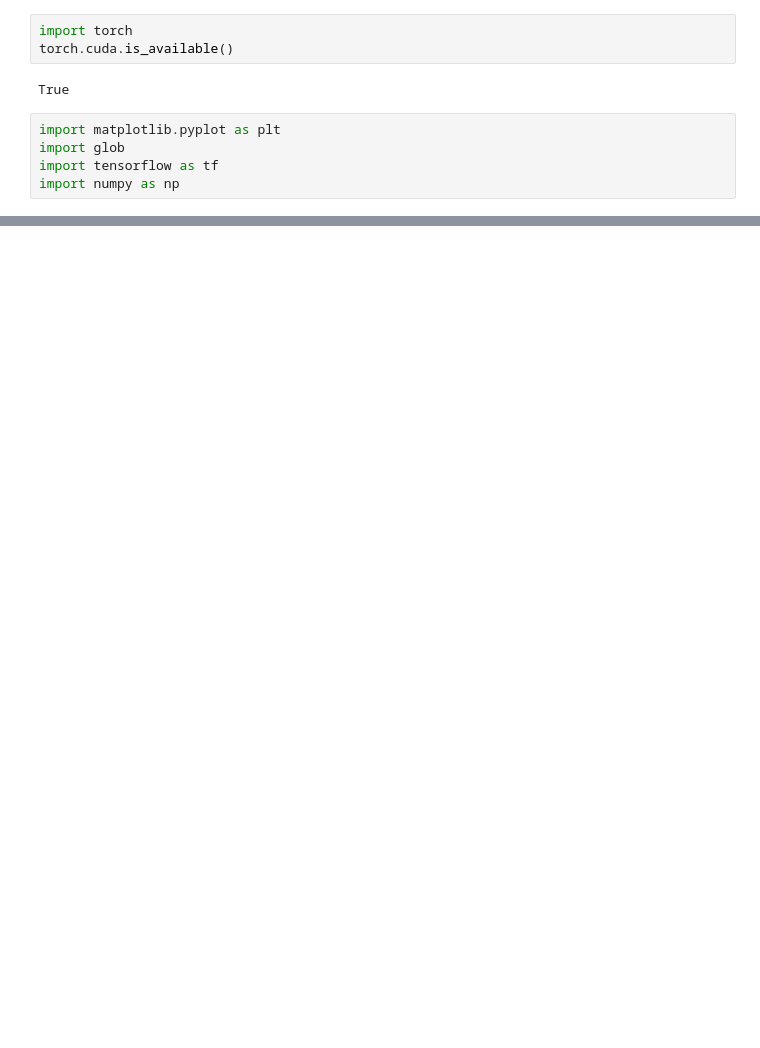
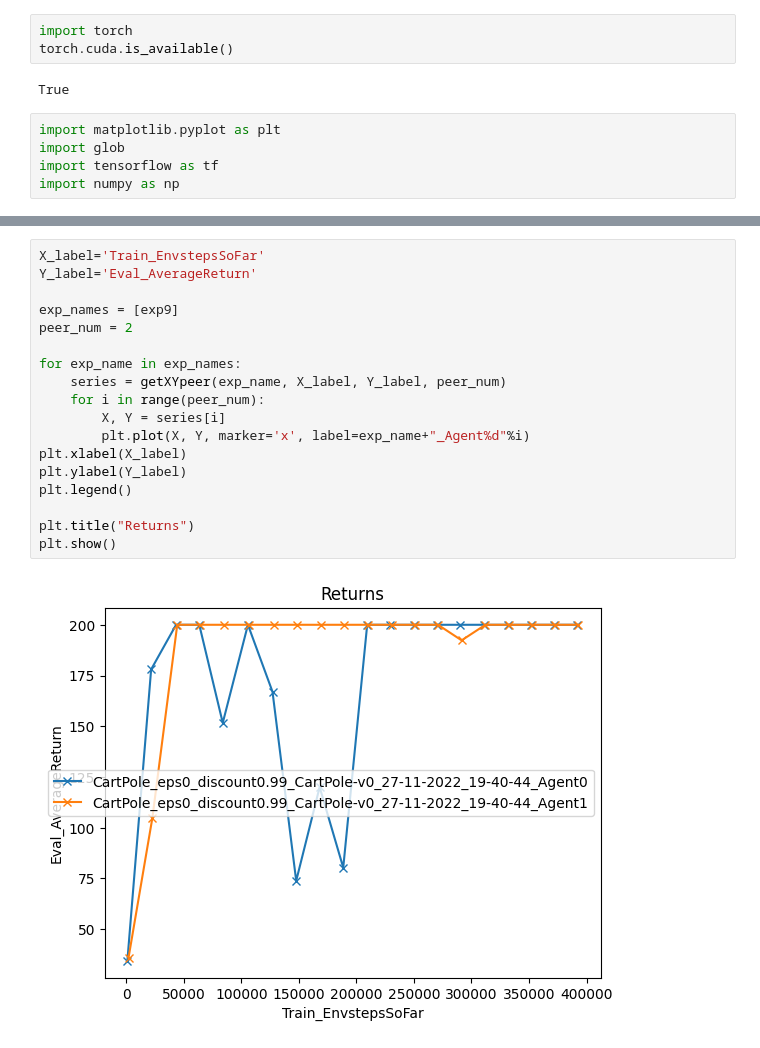
Before and after one commit to chirag-sharma-00/CS285-Project, a Jupyter notebook: cs285/scripts/plotter.ipynb, the cells around one changed output, grey strips where cells are left out. Cells and saved outputs as stored; diff of their text form; blank space fills up the shorter version.

```diff
--- a/cs285/scripts/plotter.ipynb
+++ b/cs285/scripts/plotter.ipynb
@@ -81,0 +114,20 @@ No artists with labels found to put in legend.  Note that artists whose label st
+# %%
+X_label='Train_EnvstepsSoFar'
+Y_label='Eval_AverageReturn'
+
+exp_names = [exp9]
+peer_num = 2
+
+for exp_name in exp_names:
+    series = getXYpeer(exp_name, X_label, Y_label, peer_num)
+    for i in range(peer_num):
+        X, Y = series[i]
+        plt.plot(X, Y, marker='x', label=exp_name+"_Agent%d"%i)
+plt.xlabel(X_label)
+plt.ylabel(Y_label)
+plt.legend()
+
+plt.title("Returns")
+plt.show()
+# %% [output]
+[figure, added]
```
Also changed, not shown: parts of 5 cells of this notebook, 4 other files.
